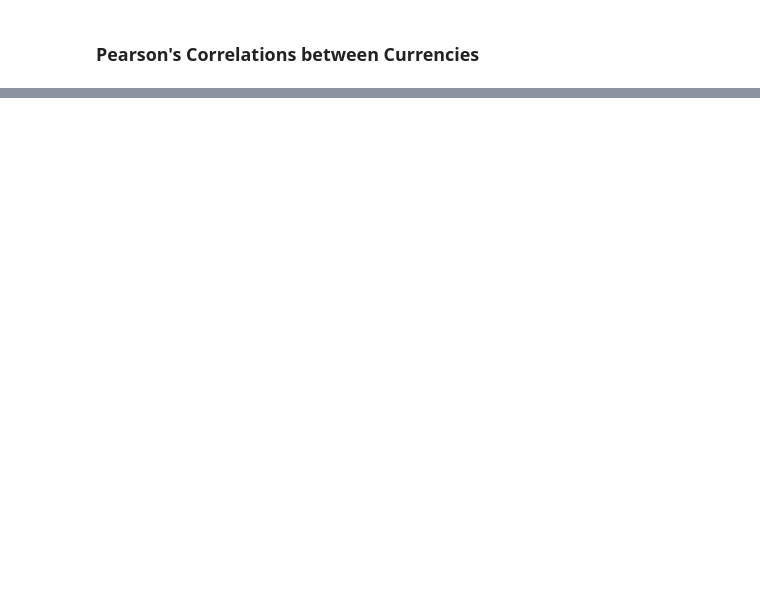
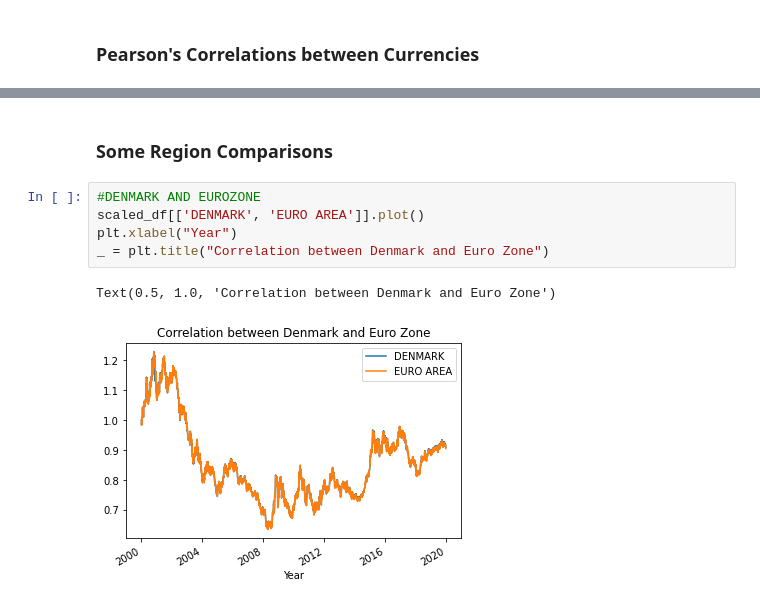
Before and after one commit to monisha-jeg/visualization_forex, a Jupyter notebook: data_viz.ipynb, the cells around one changed output, grey strips where cells are left out. Cells and saved outputs as stored; diff of their text form; blank space fills up the shorter version.

```diff
--- a/data_viz.ipynb
+++ b/data_viz.ipynb
@@ -323,0 +341,10 @@ plt.savefig('corr.png')
+# %% [markdown]
+### Some Region Comparisons
+# %%
+#DENMARK AND EUROZONE
+scaled_df[['DENMARK', 'EURO AREA']].plot()
+plt.xlabel("Year")
+_ = plt.title("Correlation between Denmark and Euro Zone")
+# %% [output]
+Text(0.5, 1.0, 'Correlation between Denmark and Euro Zone')
+[figure, added]
```
Also changed, not shown: parts of 20 cells of this notebook, 1 other file.
